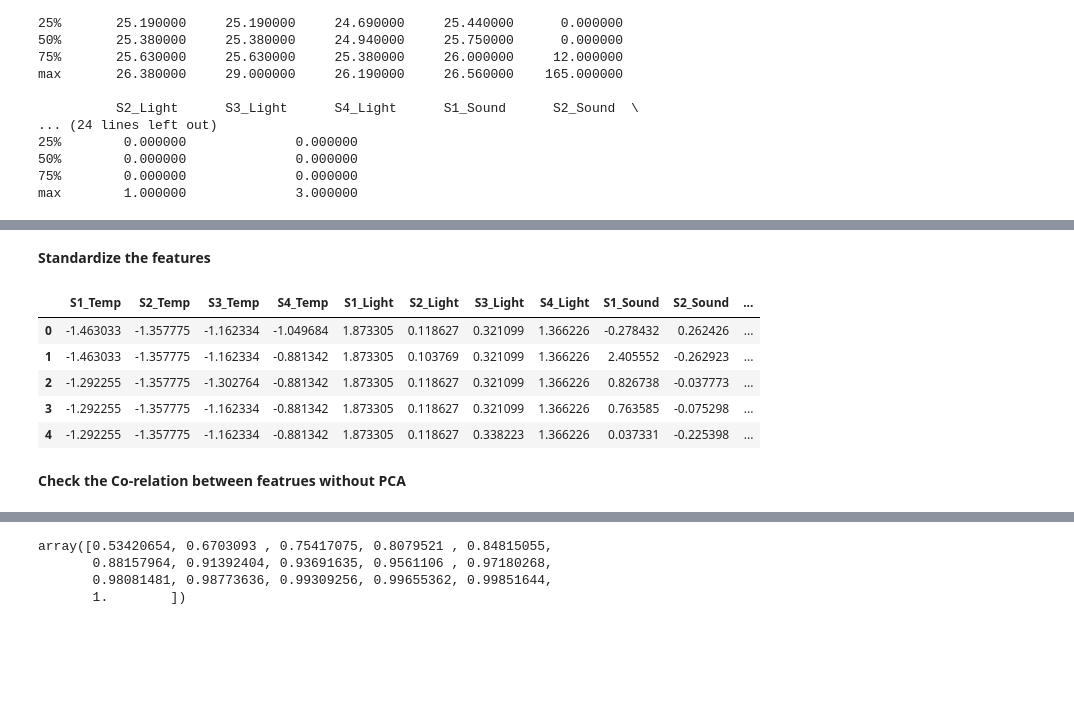
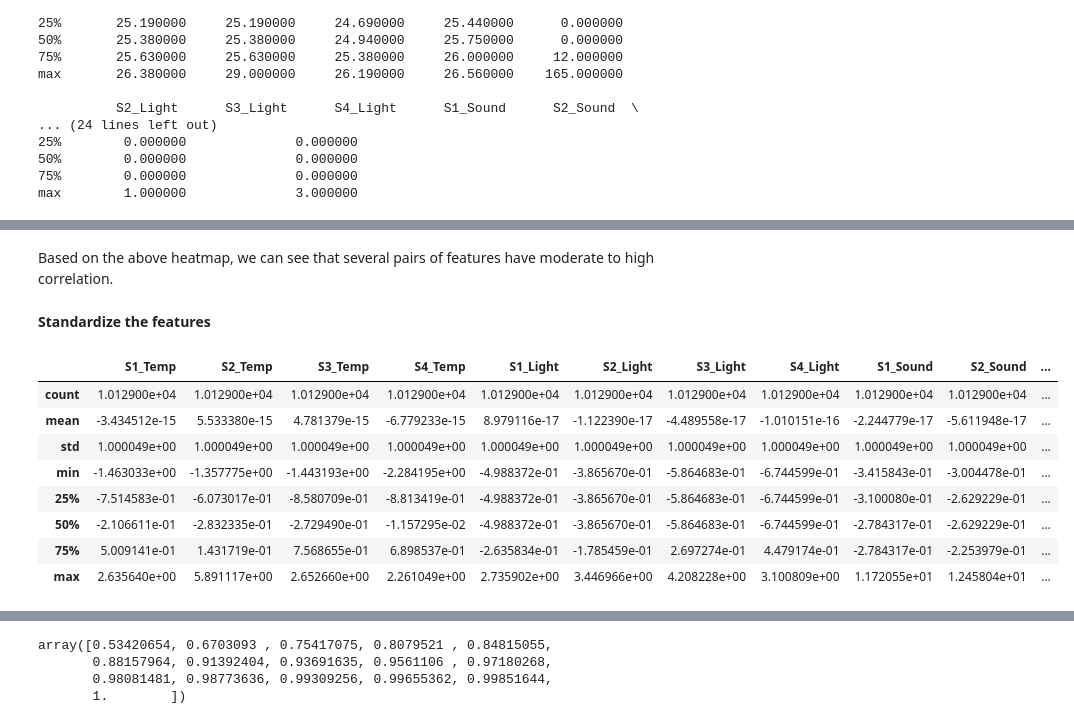
Before and after one commit to jeffreyfitzpatrick/Big-Data-Analytics-Capstone-Project, a Jupyter notebook: Dimensionality_Reduction.ipynb, the cells around one changed output, grey strips where cells are left out. Cells and saved outputs as stored; diff of their text form; code cells hidden in the pictures; blank space fills up the shorter version.

```diff
--- a/Dimensionality_Reduction.ipynb
+++ b/Dimensionality_Reduction.ipynb
@@ -79,3 +105,5 @@ max        1.000000              3.000000
+# %% [markdown]
+Based on the above heatmap, we can see that several pairs of features have moderate to high correlation.
 # %% [markdown]
 **Standardize the features**
 # %%
@@ -98,13 +126,14 @@ X.columns = ['S1_Temp', 'S2_Temp', 'S3_Temp', 'S4_Temp',
 # Define the target variable
 y = Occupancy['Room_Occupancy_Count']
 # %%
-X.head()
+X.describe()
 # %% [output]
 |  | S1_Temp | S2_Temp | S3_Temp | S4_Temp | S1_Light | S2_Light | S3_Light | S4_Light | S1_Sound | S2_Sound | ... |
-| 0 | -1.463033 | -1.357775 | -1.162334 | -1.049684 | 1.873305 | 0.118627 | 0.321099 | 1.366226 | -0.278432 | 0.262426 | ... |
-| 1 | -1.463033 | -1.357775 | -1.162334 | -0.881342 | 1.873305 | 0.103769 | 0.321099 | 1.366226 | 2.405552 | -0.262923 | ... |
-| 2 | -1.292255 | -1.357775 | -1.302764 | -0.881342 | 1.873305 | 0.118627 | 0.321099 | 1.366226 | 0.826738 | -0.037773 | ... |
-| 3 | -1.292255 | -1.357775 | -1.162334 | -0.881342 | 1.873305 | 0.118627 | 0.321099 | 1.366226 | 0.763585 | -0.075298 | ... |
-| 4 | -1.292255 | -1.357775 | -1.162334 | -0.881342 | 1.873305 | 0.118627 | 0.338223 | 1.366226 | 0.037331 | -0.225398 | ... |
+| count | 1.012900e+04 | 1.012900e+04 | 1.012900e+04 | 1.012900e+04 | 1.012900e+04 | 1.012900e+04 | 1.012900e+04 | 1.012900e+04 | 1.012900e+04 | 1.012900e+04 | ... |
+| mean | -3.434512e-15 | 5.533380e-15 | 4.781379e-15 | -6.779233e-15 | 8.979116e-17 | -1.122390e-17 | -4.489558e-17 | -1.010151e-16 | -2.244779e-17 | -5.611948e-17 | ... |
+| std | 1.000049e+00 | 1.000049e+00 | 1.000049e+00 | 1.000049e+00 | 1.000049e+00 | 1.000049e+00 | 1.000049e+00 | 1.000049e+00 | 1.000049e+00 | 1.000049e+00 | ... |
+| min | -1.463033e+00 | -1.357775e+00 | -1.443193e+00 | -2.284195e+00 | -4.988372e-01 | -3.865670e-01 | -5.864683e-01 | -6.744599e-01 | -3.415843e-01 | -3.004478e-01 | ... |
+| 25% | -7.514583e-01 | -6.073017e-01 | -8.580709e-01 | -8.813419e-01 | -4.988372e-01 | -3.865670e-01 | -5.864683e-01 | -6.744599e-01 | -3.100080e-01 | -2.629229e-01 | ... |
+| 50% | -2.106611e-01 | -2.832335e-01 | -2.729490e-01 | -1.157295e-02 | -4.988372e-01 | -3.865670e-01 | -5.864683e-01 | -6.744599e-01 | -2.784317e-01 | -2.629229e-01 | ... |
+| 75% | 5.009141e-01 | 1.431719e-01 | 7.568655e-01 | 6.898537e-01 | -2.635834e-01 | -1.785459e-01 | 2.697274e-01 | 4.479174e-01 | -2.784317e-01 | -2.253979e-01 | ... |
+| max | 2.635640e+00 | 5.891117e+00 | 2.652660e+00 | 2.261049e+00 | 2.735902e+00 | 3.446966e+00 | 4.208228e+00 | 3.100809e+00 | 1.172055e+01 | 1.245804e+01 | ... |
-# %% [markdown]
-**Check the Co-relation between featrues without PCA**
```
Also changed, not shown: parts of 18 cells of this notebook, 1 other file.
